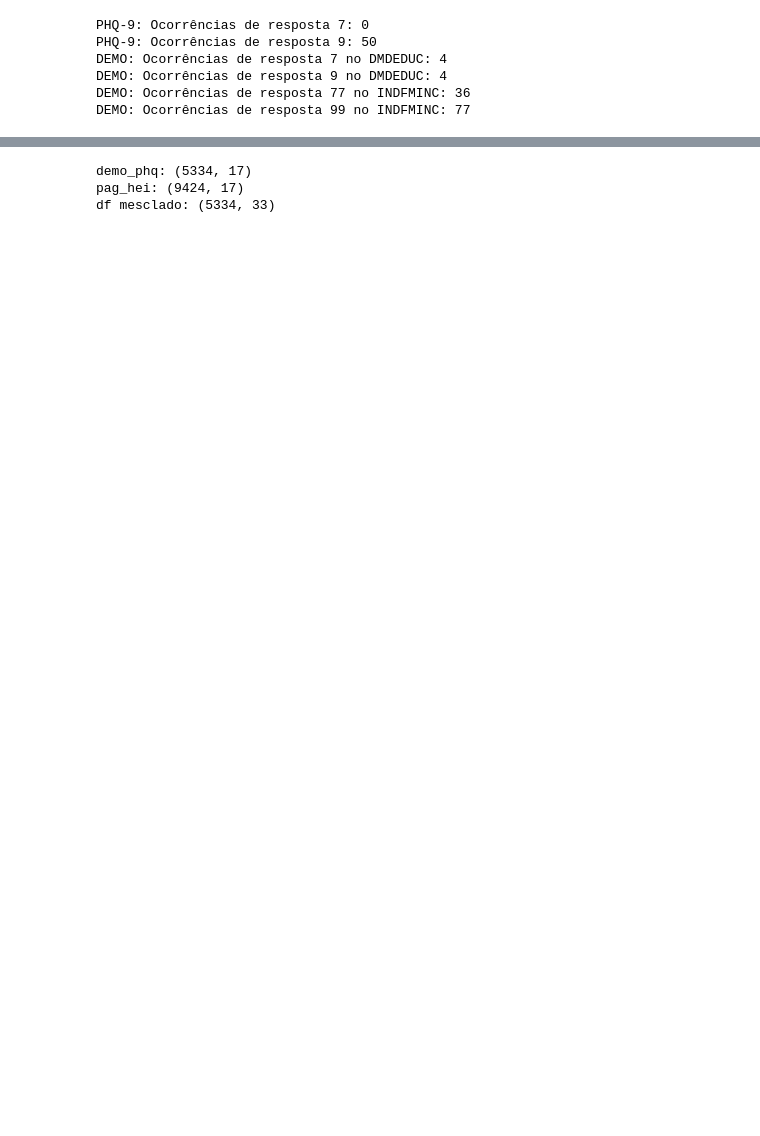
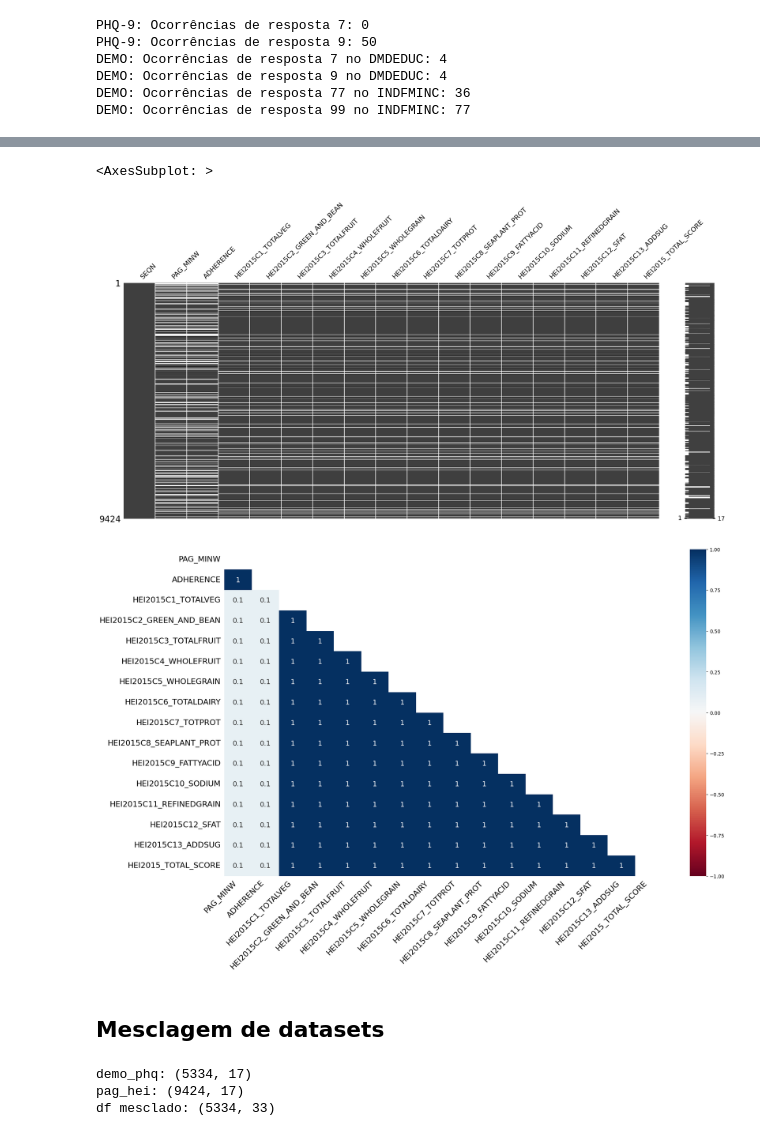
Before and after one commit to thiago-paim/tera-desafio-inferencia, a Jupyter notebook: notebooks/step_1_data_treatment.ipynb, the cells around one changed output, grey strips where cells are left out. Saved outputs shown, nothing was run; the diff lists cells and outputs as text; code cells hidden in the pictures; blank space fills up the shorter version.

```diff
--- a/notebooks/step_1_data_treatment.ipynb
+++ b/notebooks/step_1_data_treatment.ipynb
@@ -103,3 +209,13 @@ pag_hei = pd.read_csv(f"{dataset_path}{pag_hei_dataset_name}", sep=',')
+# %%
+# Visualizando valores nulos
+msno.matrix(pag_hei)
+msno.heatmap(pag_hei)
+# %% [output]
+<AxesSubplot: >
+[figure, added]
+[figure, added]
+# %% [markdown]
+## Mesclagem de datasets
 # %%
 # Mesclando dados de ambos datasets
 df = pd.merge(demo_phq, pag_hei, on="SEQN", how="left")
```
Also changed, not shown: parts of 27 cells of this notebook.
